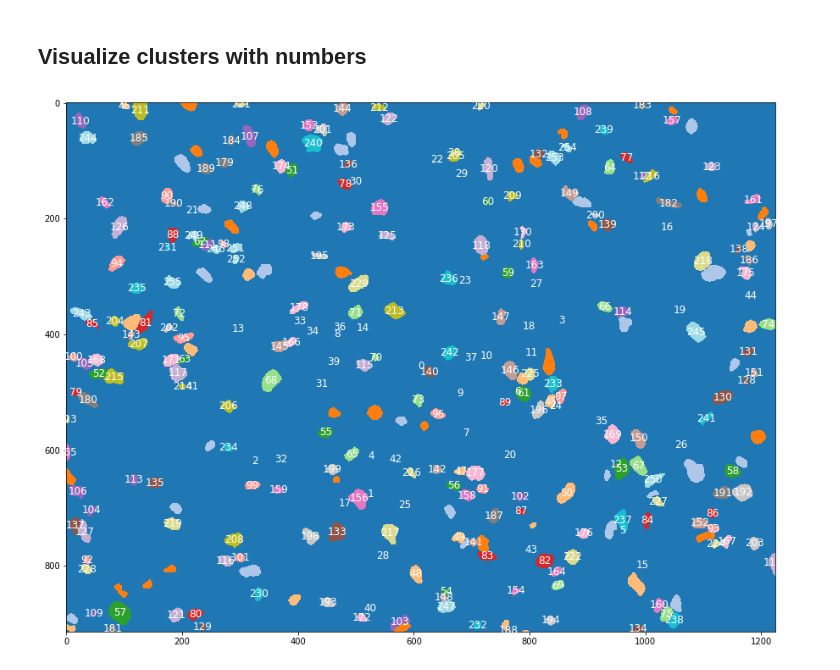
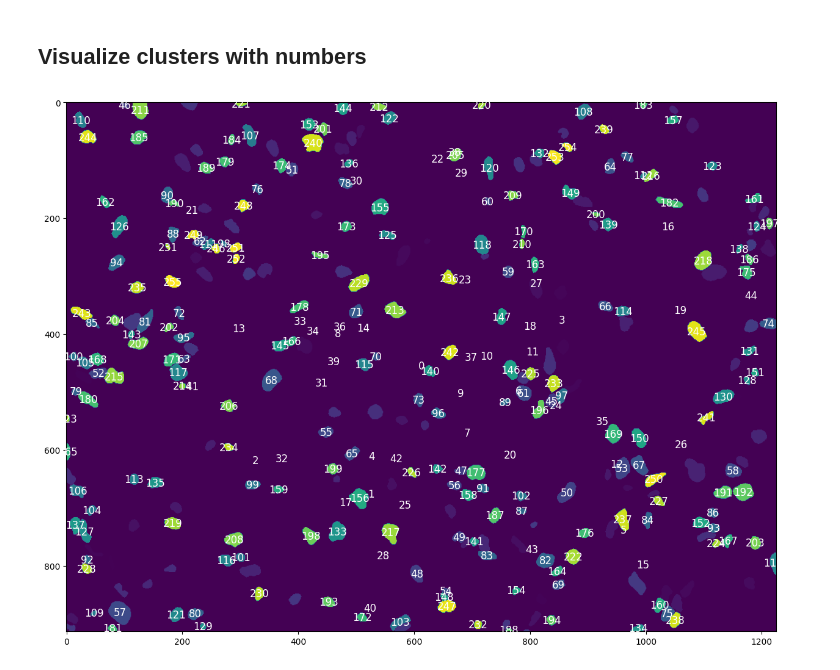
Before and after one commit to madziejm/cell-nuclei-segmentation, a Jupyter notebook: cell_nuclei_segmentation/notebooks/Visualize data.ipynb, the cells around one changed output. Saved outputs shown, nothing was run; the diff lists cells and outputs as text; code cells hidden in the pictures.

```diff
--- a/cell_nuclei_segmentation/notebooks/Visualize data.ipynb
+++ b/cell_nuclei_segmentation/notebooks/Visualize data.ipynb
@@ -53,36 +54,33 @@ plt.show()
 # %%
 # Load the image as a numpy array
 y = np.array(
     Image.open(os.path.join(CURRENT_DIR, '..', 'dataset', 'groundtruth', 'Ganglioneuroblastoma_0.tif')),
     dtype=np.uint8
 )
 
 # Get the unique cluster labels
 clusters = np.unique(y)
 
-# Assign a color to each cluster label
-colors = cmap(range(len(clusters)))
-
 # Plot the image with colors assigned to each cluster
 plt.figure(figsize=(15, 15))
-plt.imshow(y, cmap=cmap, vmin=0, vmax=len(clusters)-1)
+plt.imshow(y, vmin=0, vmax=len(clusters)-1)
 
 # Add cluster numbers as text annotations
 for cluster in clusters:
     # Find the coordinates of the cluster label
     cluster_coords = np.where(y == cluster)
 
     # Compute the centroid of the cluster
     centroid = np.mean(cluster_coords, axis=1)
 
     # Add the cluster number as text annotation at the centroid
     plt.text(centroid[1], centroid[0], str(cluster), color='white', fontsize=12,
              horizontalalignment='center', verticalalignment='center')
 
 
 plt.show()
 # %% [output]
-[figure, old version]
+[figure, new version]
 # %%
 # Load the image as a numpy array
 y = np.array(
```
Also changed, not shown: parts of 12 cells of this notebook, 13 other files.
